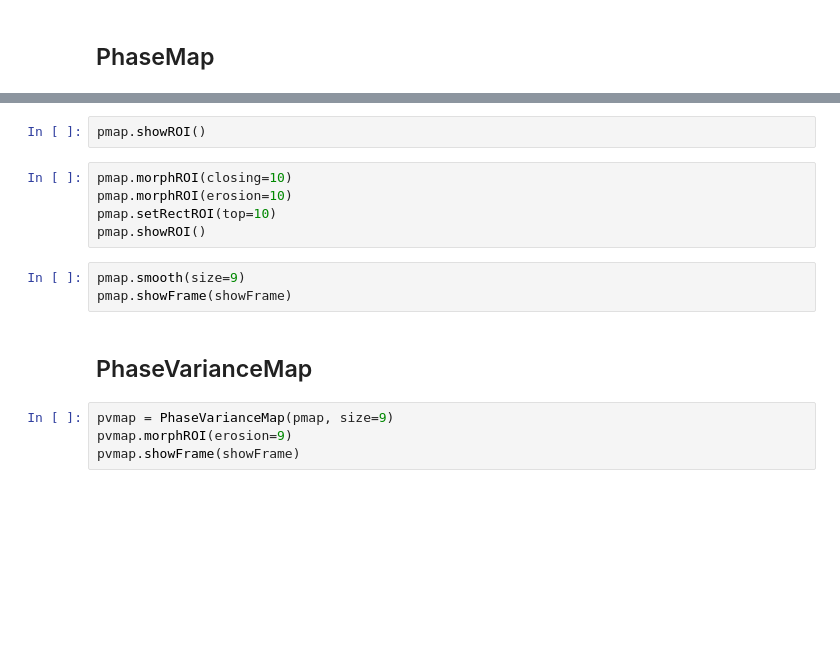
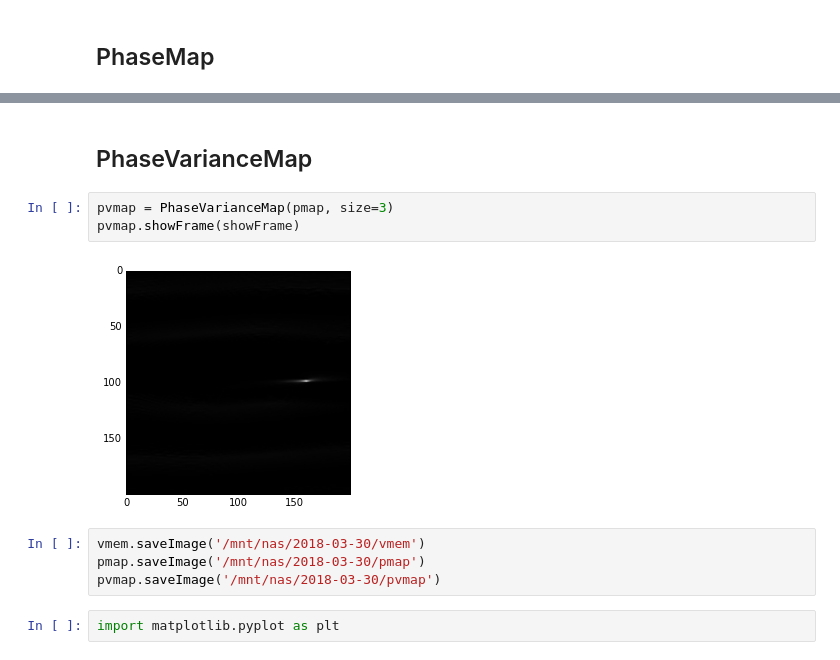
Before and after one commit to chenaoki/nb_opmap, a Jupyter notebook: main.ipynb, the cells around one changed output, grey strips where cells are left out. Drawn from its saved outputs; the diff is of its cells as text; blank space fills up the shorter version.

```diff
--- a/main.ipynb
+++ b/main.ipynb
@@ -56,16 +45,13 @@ pmap.showFrame(showFrame)
-# %%
-pmap.showROI()
-# %%
-pmap.morphROI(closing=10)
-pmap.morphROI(erosion=10)
-pmap.setRectROI(top=10)
-pmap.showROI()
-# %%
-pmap.smooth(size=9)
-pmap.showFrame(showFrame)
 # %% [markdown]
 ## PhaseVarianceMap
 # %%
-pvmap = PhaseVarianceMap(pmap, size=9)
-pvmap.morphROI(erosion=9)
+pvmap = PhaseVarianceMap(pmap, size=3)
 pvmap.showFrame(showFrame)
+# %% [output]
+[figure, added]
+# %%
+vmem.saveImage('/mnt/nas/2018-03-30/vmem')
+pmap.saveImage('/mnt/nas/2018-03-30/pmap')
+pvmap.saveImage('/mnt/nas/2018-03-30/pvmap')
+# %%
+import matplotlib.pyplot as plt
```
Also changed, not shown: parts of 19 cells of this notebook.
